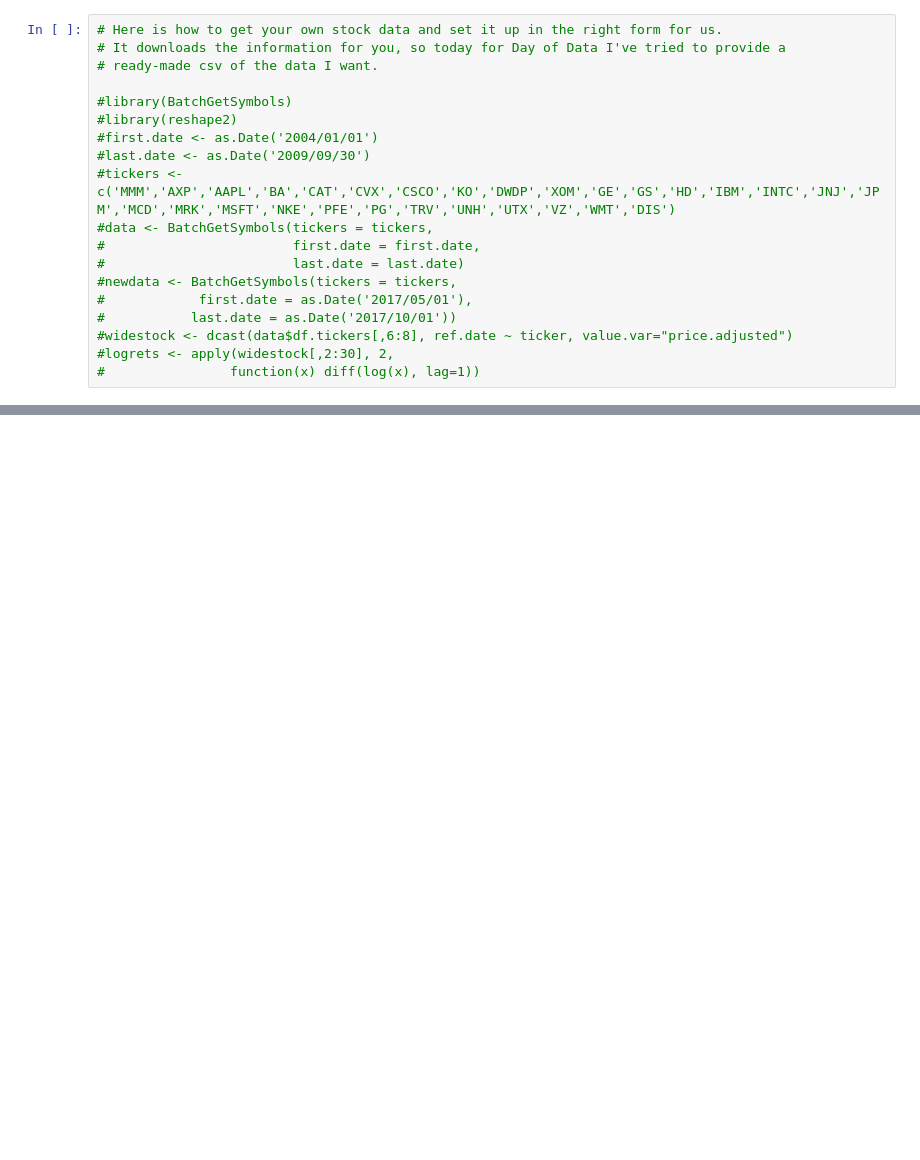
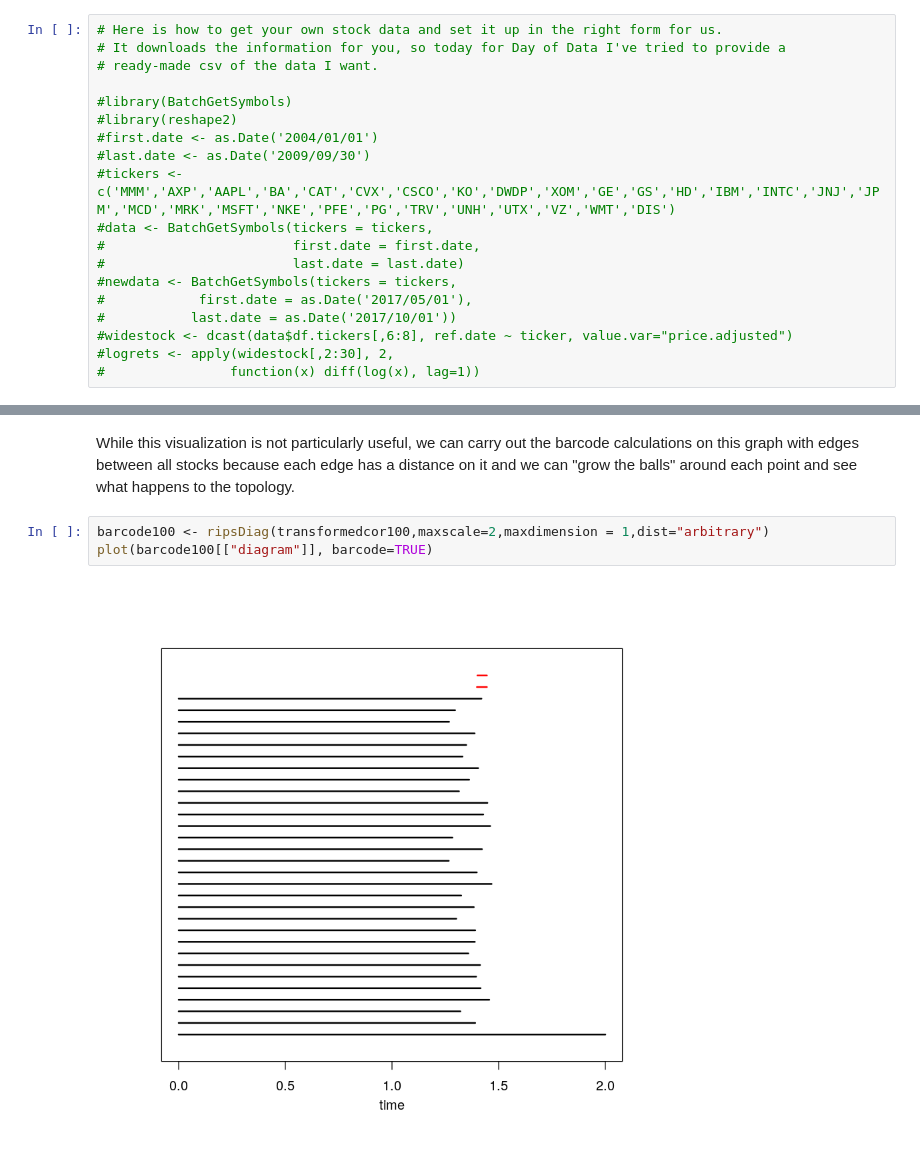
Before and after one commit to kaitai/dockerfile-r, a Jupyter notebook: TopologicalDataAnalysisDayOfData.ipynb, the cells around one changed output, grey strips where cells are left out. Cells and saved outputs as stored; diff of their text form; blank space fills up the shorter version.

```diff
--- a/TopologicalDataAnalysisDayOfData.ipynb
+++ b/TopologicalDataAnalysisDayOfData.ipynb
@@ -167,0 +175,7 @@ ERROR: Error in is.data.frame(x): object 'logrets' not found
+# %% [markdown]
+While this visualization is not particularly useful, we can carry out the barcode calculations on this graph with edges between all stocks because each edge has a distance on it and we can "grow the balls" around each point and see what happens to the topology.
+# %%
+barcode100 <- ripsDiag(transformedcor100,maxscale=2,maxdimension = 1,dist="arbitrary")
+plot(barcode100[["diagram"]], barcode=TRUE)
+# %% [output]
+[figure, added]
```
Also changed, not shown: parts of 12 cells of this notebook, 1 other file.
